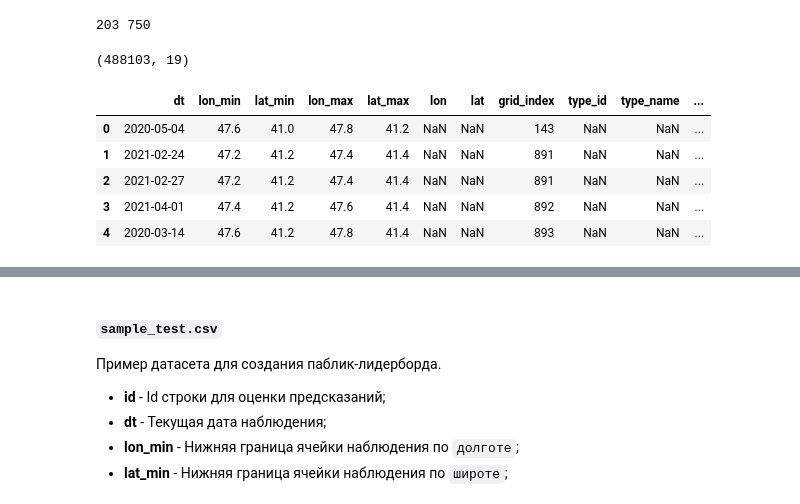
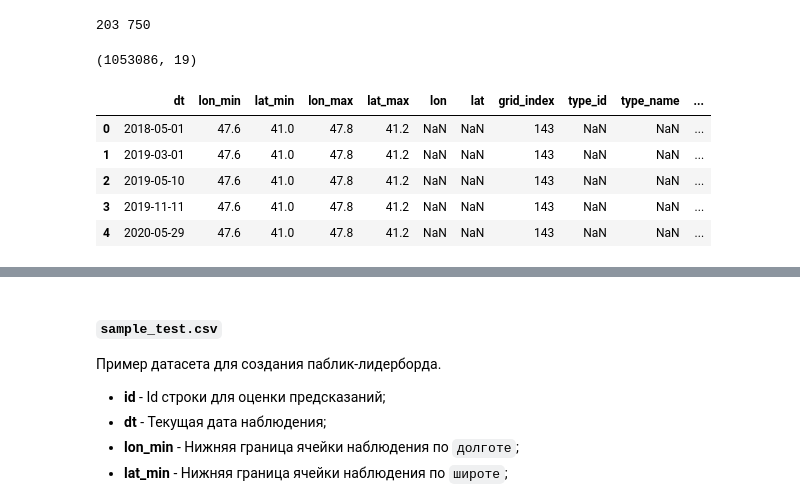
Before and after one commit to SergeyZinkovich/no_fire_with_ai_aij2021, a Jupyter notebook: Baseline.ipynb, the cells around one changed output, grey strips where cells are left out. Saved outputs shown, nothing was run; the diff lists cells and outputs as text; code cells hidden in the pictures.

Commit message:
Add train.csv saving after generation

```diff
--- a/Baseline.ipynb
+++ b/Baseline.ipynb
@@ -250,20 +250,21 @@ print(len(array_of_lats), len(array_of_lons))
 # %% [output]
 203 750
 # %%
-train = prepare_train.make_train('input/train_raw.csv',
-                                 array_of_lons, array_of_lats, step,
-                                 start_date='2018-01-01')
+# train = prepare_train.make_train('input/train_raw.csv',
+#                                  array_of_lons, array_of_lats, step,
+#                                  start_date='2018-01-01')
+# train.to_csv('input/train.csv')
 train = pd.read_csv('input/train.csv', parse_dates=['dt'])
 print(train.shape)
 train.head()
 # %% [output]
-(488103, 19)
+(1053086, 19)
 |  | dt | lon_min | lat_min | lon_max | lat_max | lon | lat | grid_index | type_id | type_name | ... |
-| 0 | 2020-05-04 | 47.6 | 41.0 | 47.8 | 41.2 | NaN | NaN | 143 | NaN | NaN | ... |
-| 1 | 2021-02-24 | 47.2 | 41.2 | 47.4 | 41.4 | NaN | NaN | 891 | NaN | NaN | ... |
-| 2 | 2021-02-27 | 47.2 | 41.2 | 47.4 | 41.4 | NaN | NaN | 891 | NaN | NaN | ... |
-| 3 | 2021-04-01 | 47.4 | 41.2 | 47.6 | 41.4 | NaN | NaN | 892 | NaN | NaN | ... |
-| 4 | 2020-03-14 | 47.6 | 41.2 | 47.8 | 41.4 | NaN | NaN | 893 | NaN | NaN | ... |
+| 0 | 2018-05-01 | 47.6 | 41.0 | 47.8 | 41.2 | NaN | NaN | 143 | NaN | NaN | ... |
+| 1 | 2019-03-01 | 47.6 | 41.0 | 47.8 | 41.2 | NaN | NaN | 143 | NaN | NaN | ... |
+| 2 | 2019-05-10 | 47.6 | 41.0 | 47.8 | 41.2 | NaN | NaN | 143 | NaN | NaN | ... |
+| 3 | 2019-11-11 | 47.6 | 41.0 | 47.8 | 41.2 | NaN | NaN | 143 | NaN | NaN | ... |
+| 4 | 2020-05-29 | 47.6 | 41.0 | 47.8 | 41.2 | NaN | NaN | 143 | NaN | NaN | ... |
 # %%
 train.dt.min(), train.dt.max()
 # %% [output]
```
Also changed, not shown: parts of 8 cells of this notebook, 2 other files.
